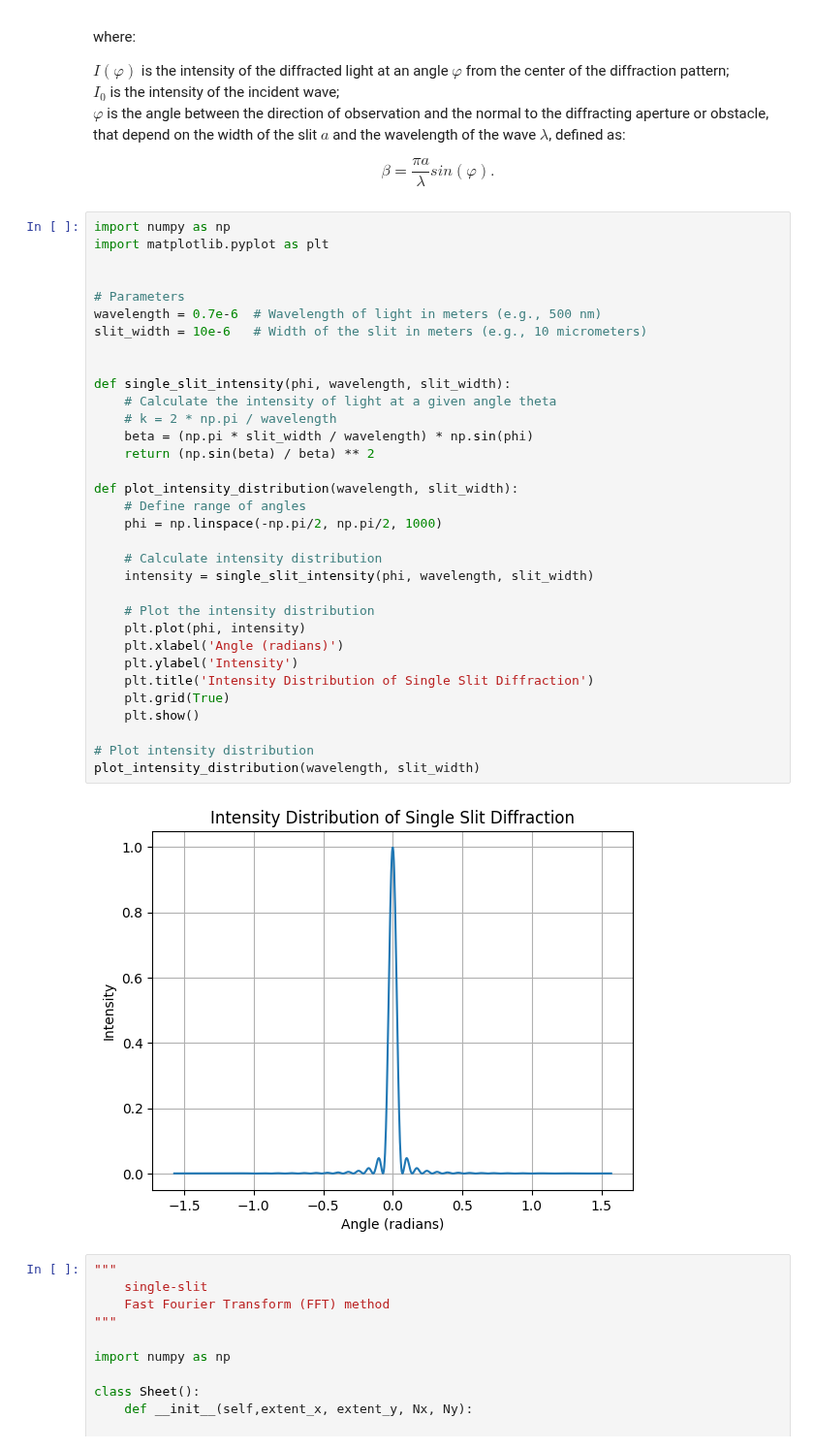
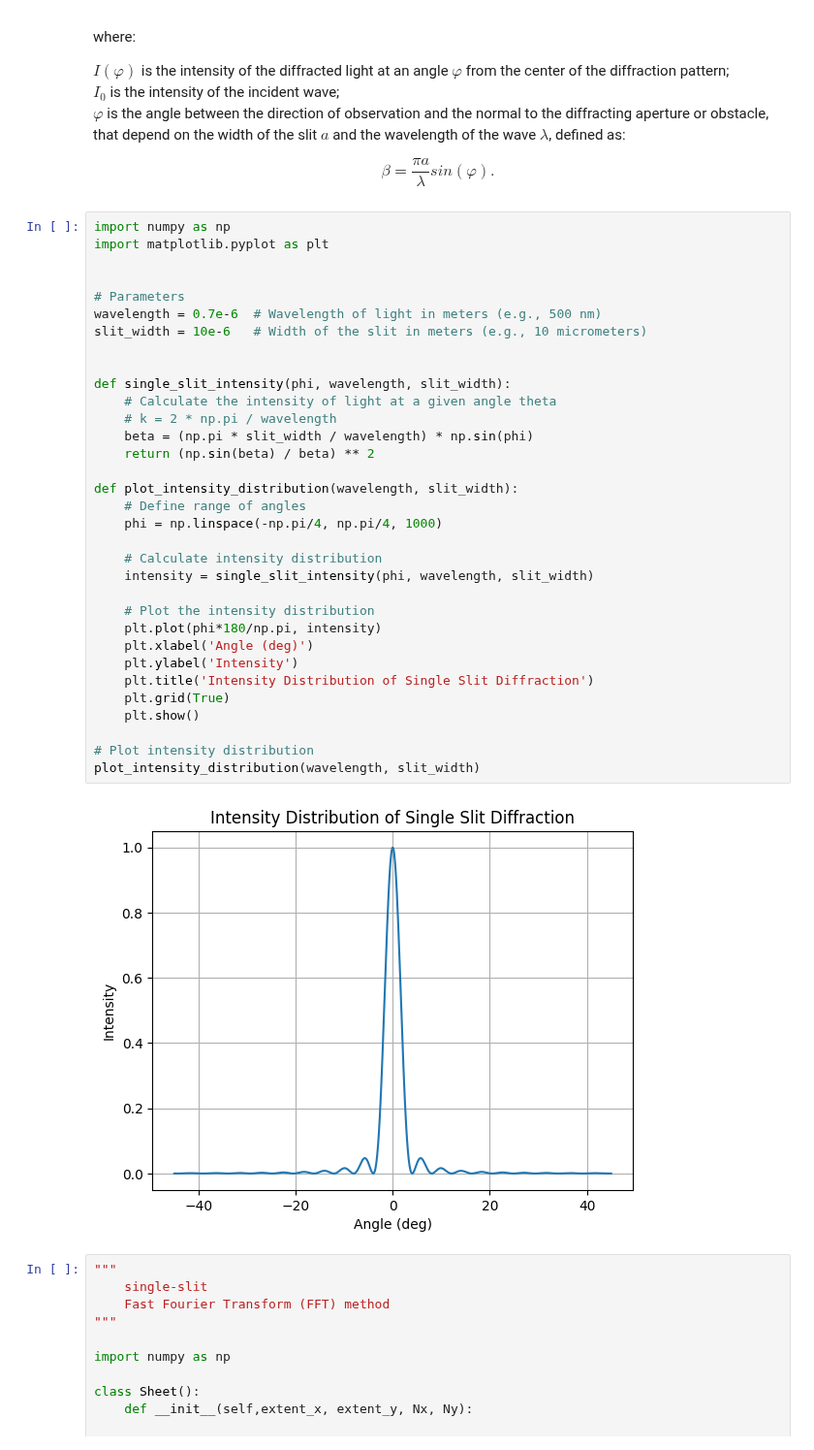
Before and after one commit to MariyaSV78/notebook_Diffraction, a Jupyter notebook: Diffraction_old.ipynb, the cells around one changed output. Shown at 97% size. Cells and saved outputs as stored; diff of their text form.

```diff
--- a/Diffraction_old.ipynb
+++ b/Diffraction_old.ipynb
@@ -98,37 +98,37 @@ $$ \beta  = \frac{\pi a}{\lambda} sin(\varphi).$$
 import numpy as np
 import matplotlib.pyplot as plt
 
 
 # Parameters
 wavelength = 0.7e-6  # Wavelength of light in meters (e.g., 500 nm)
 slit_width = 10e-6   # Width of the slit in meters (e.g., 10 micrometers)
 
 
 def single_slit_intensity(phi, wavelength, slit_width):
     # Calculate the intensity of light at a given angle theta
     # k = 2 * np.pi / wavelength
     beta = (np.pi * slit_width / wavelength) * np.sin(phi)
     return (np.sin(beta) / beta) ** 2
 
 def plot_intensity_distribution(wavelength, slit_width):
     # Define range of angles
-    phi = np.linspace(-np.pi/2, np.pi/2, 1000)
+    phi = np.linspace(-np.pi/4, np.pi/4, 1000)
 
     # Calculate intensity distribution
     intensity = single_slit_intensity(phi, wavelength, slit_width)
 
     # Plot the intensity distribution
-    plt.plot(phi, intensity)
-    plt.xlabel('Angle (radians)')
+    plt.plot(phi*180/np.pi, intensity)
+    plt.xlabel('Angle (deg)')
     plt.ylabel('Intensity')
     plt.title('Intensity Distribution of Single Slit Diffraction')
     plt.grid(True)
     plt.show()
 
 # Plot intensity distribution
 plot_intensity_distribution(wavelength, slit_width)
 # %% [output]
-[figure, old version]
+[figure, new version]
 # %%
 """
     single-slit
```
